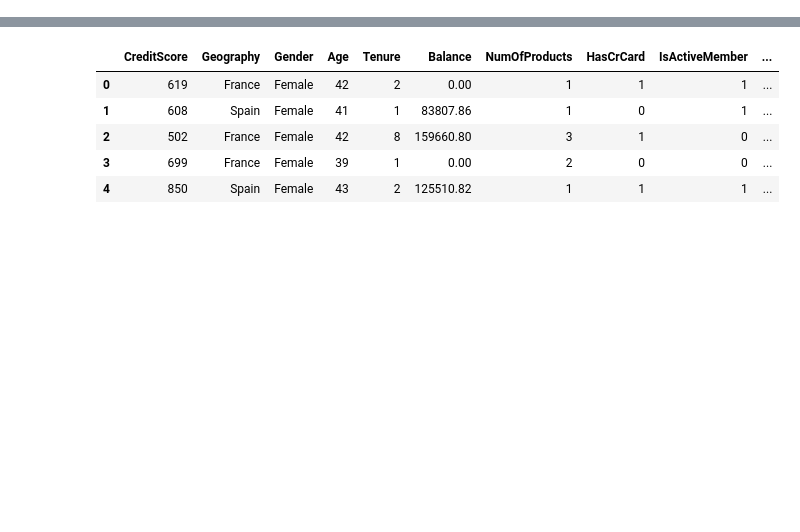
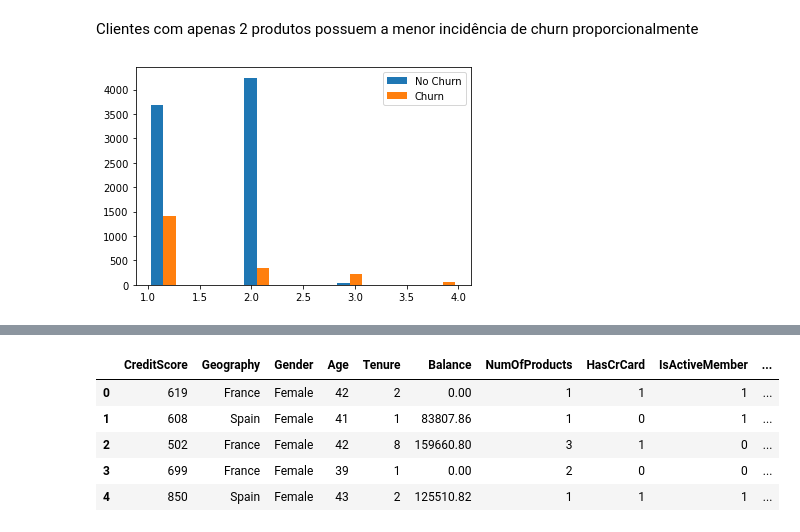
Before and after one commit to ViniciusLippel/Churn-Prediction, a Jupyter notebook: churn_prediction.ipynb, the cells around one changed output, grey strips where cells are left out. Saved outputs shown, nothing was run; the diff lists cells and outputs as text; code cells hidden in the pictures; blank space fills up the shorter version.

```diff
--- a/churn_prediction.ipynb
+++ b/churn_prediction.ipynb
@@ -29,0 +93,6 @@ df.head()
+# %% [markdown]
+Clientes com apenas 2 produtos possuem a menor incidência de churn proporcionalmente
+# %%
+hist('NumOfProducts')
+# %% [output]
+[figure, added]
```
Also changed, not shown: parts of 54 cells of this notebook.
